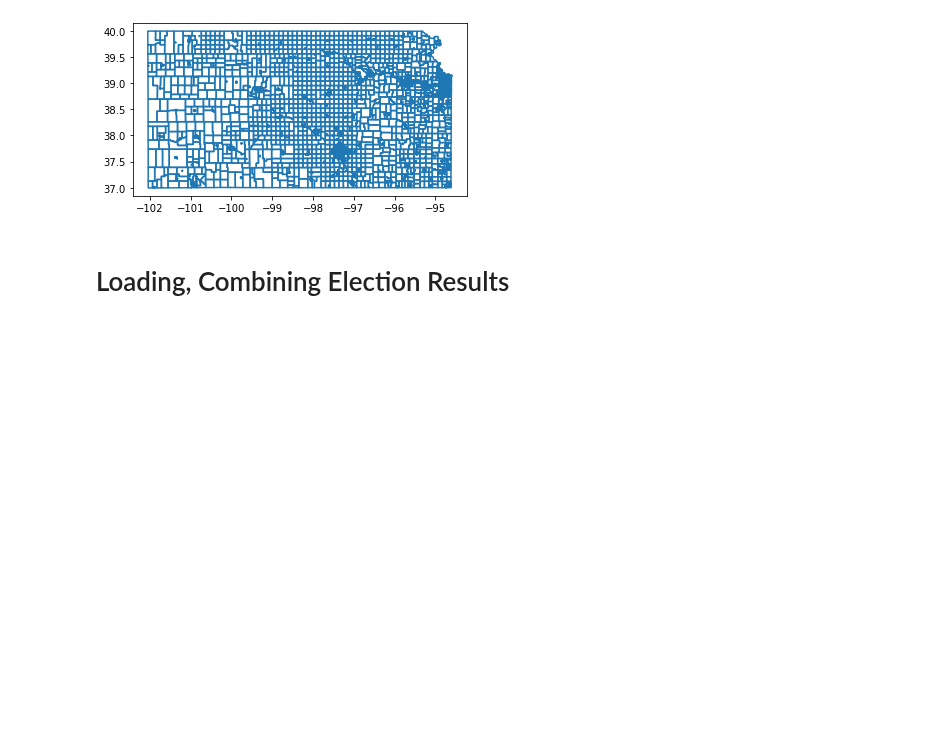
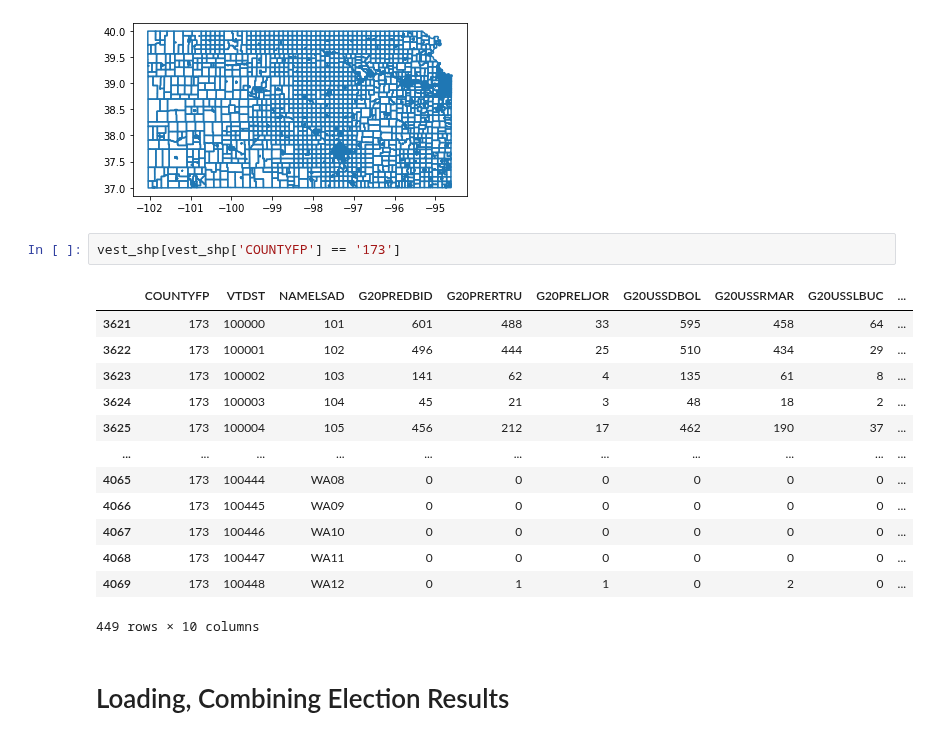
Before and after one commit to nonpartisan-redistricting-datahub/pdv-ks, a Jupyter notebook: vest-ks-2020/vest-ks-2020-validation.ipynb, the cells around one changed output. Drawn from its saved outputs; the diff is of its cells as text; blank space fills up the shorter version.

```diff
--- a/vest-ks-2020/vest-ks-2020-validation.ipynb
+++ b/vest-ks-2020/vest-ks-2020-validation.ipynb
@@ -65,6 +66,22 @@ vest_shp.boundary.plot()
 # %% [output]
 <matplotlib.axes._subplots.AxesSubplot at 0x...>
 [figure]
+# %%
+vest_shp[vest_shp['COUNTYFP'] == '173']
+# %% [output]
+|  | COUNTYFP | VTDST | NAMELSAD | G20PREDBID | G20PRERTRU | G20PRELJOR | G20USSDBOL | G20USSRMAR | G20USSLBUC | ... |
+| 3621 | 173 | 100000 | 101 | 601 | 488 | 33 | 595 | 458 | 64 | ... |
+| 3622 | 173 | 100001 | 102 | 496 | 444 | 25 | 510 | 434 | 29 | ... |
+| 3623 | 173 | 100002 | 103 | 141 | 62 | 4 | 135 | 61 | 8 | ... |
+| 3624 | 173 | 100003 | 104 | 45 | 21 | 3 | 48 | 18 | 2 | ... |
+| 3625 | 173 | 100004 | 105 | 456 | 212 | 17 | 462 | 190 | 37 | ... |
+| ... | ... | ... | ... | ... | ... | ... | ... | ... | ... | ... |
+| 4065 | 173 | 100444 | WA08 | 0 | 0 | 0 | 0 | 0 | 0 | ... |
+| 4066 | 173 | 100445 | WA09 | 0 | 0 | 0 | 0 | 0 | 0 | ... |
+| 4067 | 173 | 100446 | WA10 | 0 | 0 | 0 | 0 | 0 | 0 | ... |
+| 4068 | 173 | 100447 | WA11 | 0 | 0 | 0 | 0 | 0 | 0 | ... |
+| 4069 | 173 | 100448 | WA12 | 0 | 1 | 1 | 0 | 2 | 0 | ... |
+449 rows × 10 columns
 # %% [markdown]
 # Loading, Combining Election Results
 # %% [markdown]
```
Also changed, not shown: parts of 36 cells of this notebook, 4 other files.
